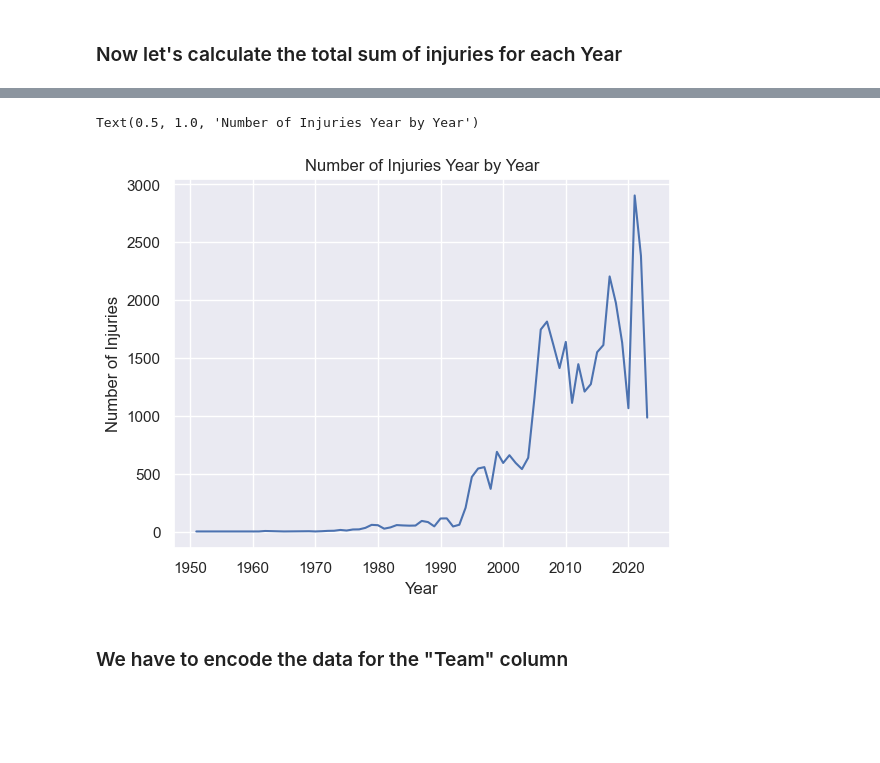
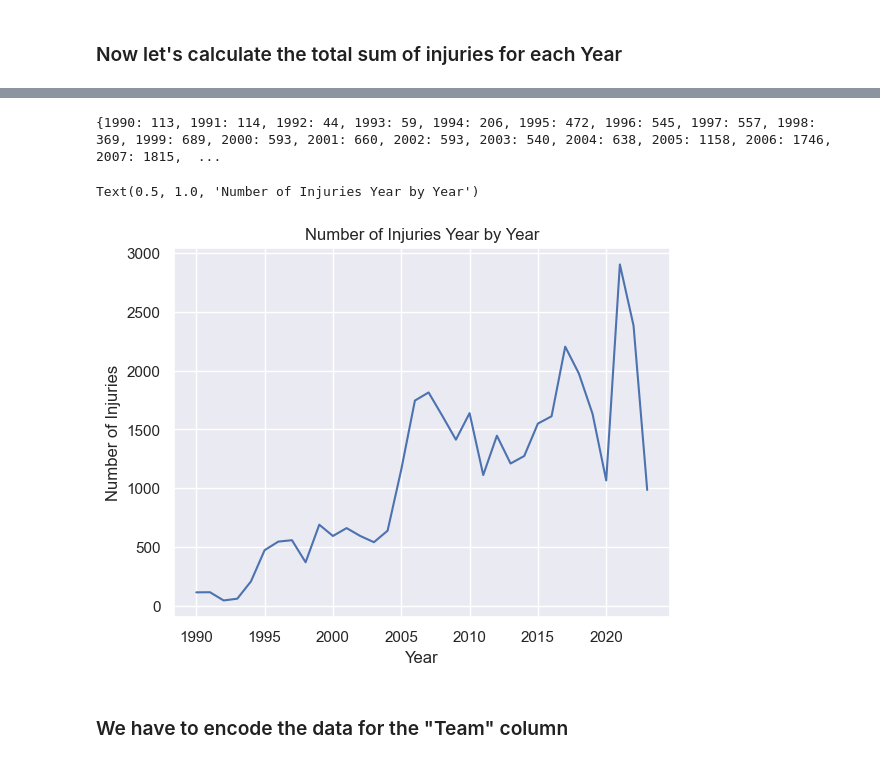
Before and after one commit to adc1021/NBAInjuryPredictor, a Jupyter notebook: notebooks/Forecasting.ipynb, the cells around one changed output, grey strips where cells are left out. Saved outputs shown, nothing was run; the diff lists cells and outputs as text; code cells hidden in the pictures; blank space fills up the shorter version.

Commit message:
remove data prior to 1990

```diff
--- a/notebooks/Forecasting.ipynb
+++ b/notebooks/Forecasting.ipynb
@@ -50,10 +51,12 @@ injuryData
 # %% [markdown]
 ### Now let's calculate the total sum of injuries for each Year
 # %%
-data = {}
+# We only want to include data from the years after 1989
+yearly_injuries = {}
 for year, group in injuryData.groupby('Year'):
-    injuries = group.shape[0]
-    data[year] = injuries
-    print(f"Year: {year} Injuries: {injuries}")
-    print("---------------------------------------------")
+    if year > 1989:
+        injuries = group.shape[0]
+        yearly_injuries[year] = injuries
+        print(f"Year: {year} Injuries: {injuries}")
+        print("---------------------------------------------")
 # %% [output]
@@ -77,12 +85,16 @@ Year: 2023 Injuries: 985
+# %%
+print(yearly_injuries)
+# %% [output]
+{1990: 113, 1991: 114, 1992: 44, 1993: 59, 1994: 206, 1995: 472, 1996: 545, 1997: 557, 1998: 369, 1999: 689, 2000: 593, 2001: 660, 2002: 593, 2003: 540, 2004: 638, 2005: 1158, 2006: 1746, 2007: 1815,  ...
 # %%
 sns.set(style="darkgrid")
-sns.lineplot(x=data.keys(), y=data.values(), data=data)
+sns.lineplot(x=yearly_injuries.keys(), y=yearly_injuries.values(), data=yearly_injuries)
 plt.xlabel('Year')
 plt.ylabel('Number of Injuries')
 plt.title('Number of Injuries Year by Year')
 # %% [output]
 Text(0.5, 1.0, 'Number of Injuries Year by Year')
-[figure, old version]
+[figure, new version]
 # %% [markdown]
 ### We have to encode the data for the "Team" column
 # %%
```
Also changed, not shown: parts of 9 cells of this notebook.
